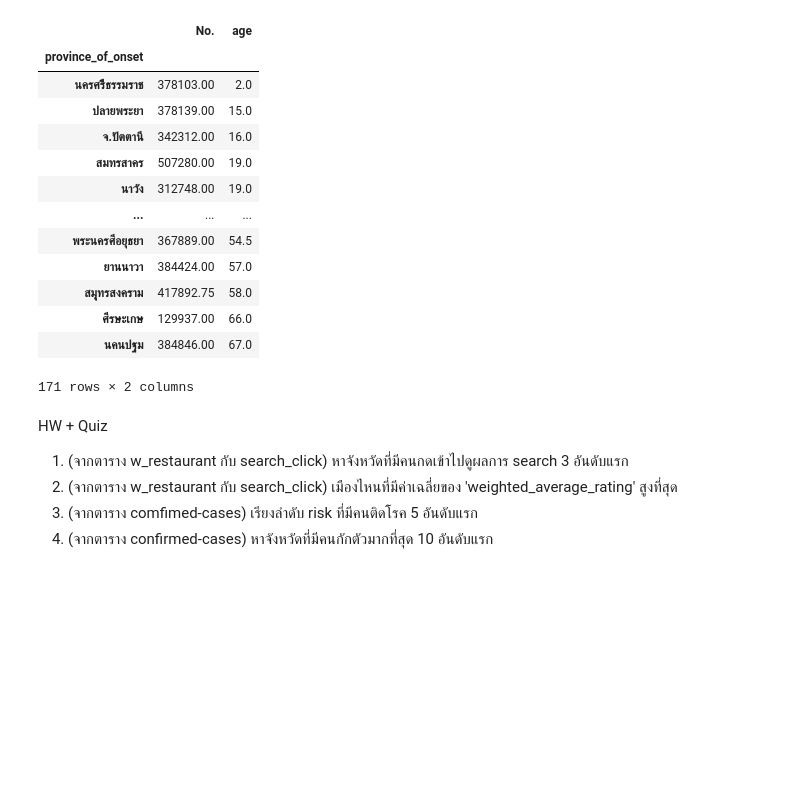
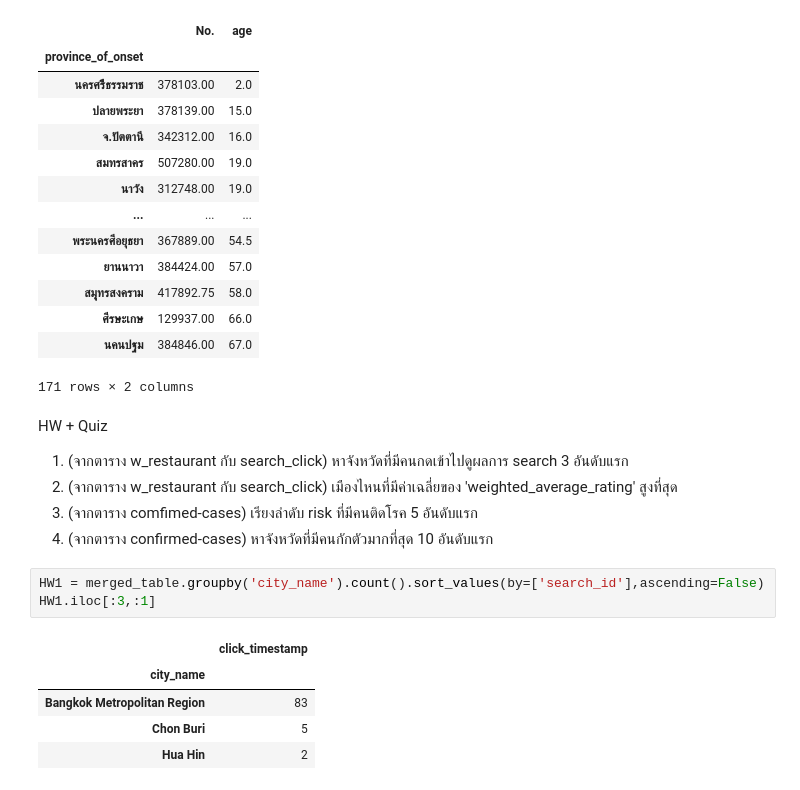
Before and after one commit to pondbaahh/DWDM21, a Jupyter notebook: Data_Preprocessing(Chapter_3).ipynb, the cells around one changed output. Saved outputs shown, nothing was run; the diff lists cells and outputs as text; blank space fills up the shorter version.

```diff
--- a/Data_Preprocessing(Chapter_3).ipynb
+++ b/Data_Preprocessing(Chapter_3).ipynb
@@ -1411,3 +1411,12 @@ HW + Quiz
 2.   (จากตาราง w_restaurant กับ search_click) เมืองไหนที่มีค่าเฉลี่ยของ 'weighted_average_rating' สูงที่สุด
 3.   (จากตาราง comfimed-cases) เรียงลำดับ risk ที่มีคนติดโรค 5 อันดับแรก
 4.   (จากตาราง confirmed-cases) หาจังหวัดที่มีคนกักตัวมากที่สุด 10 อันดับแรก
+# %%
+HW1 = merged_table.groupby('city_name').count().sort_values(by=['search_id'],ascending=False)
+HW1.iloc[:3,:1]
+# %% [output]
+|  | click_timestamp |
+| city_name |  |
+| Bangkok Metropolitan Region | 83 |
+| Chon Buri | 5 |
+| Hua Hin | 2 |
```
Also changed, not shown: parts of 5 cells of this notebook.
